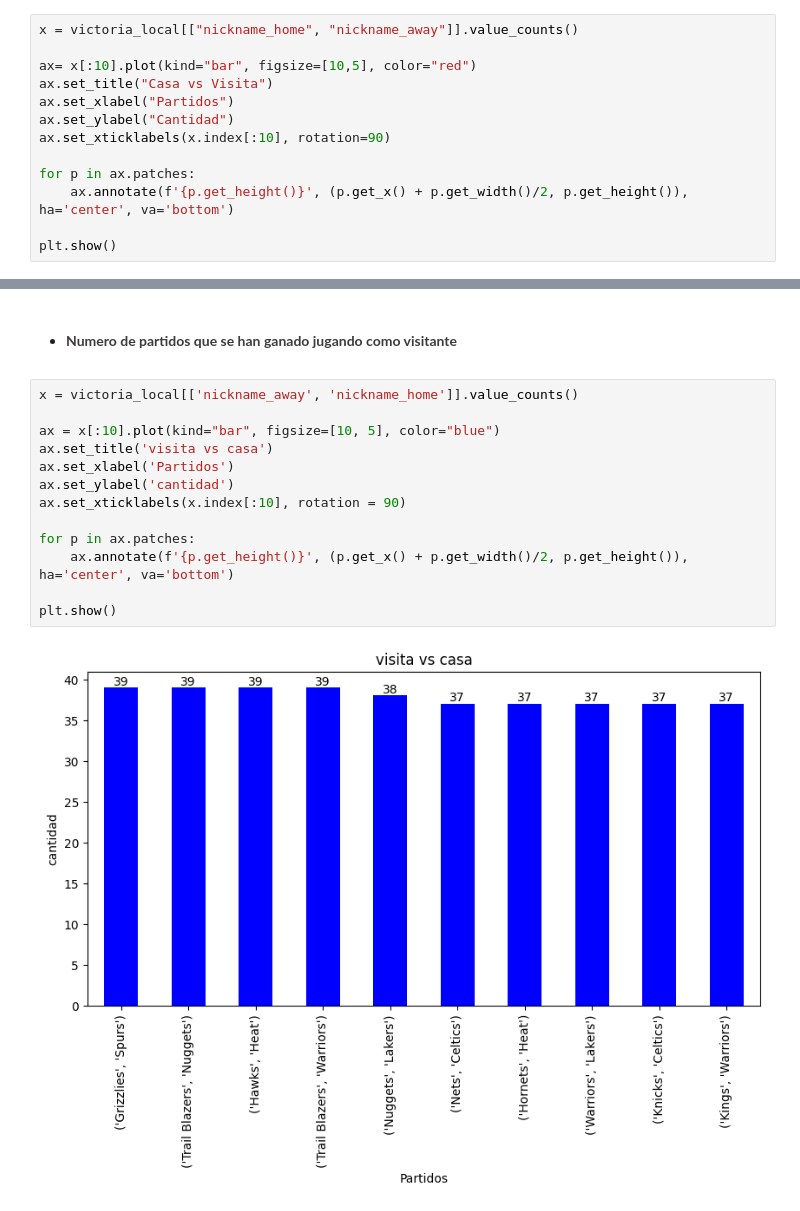
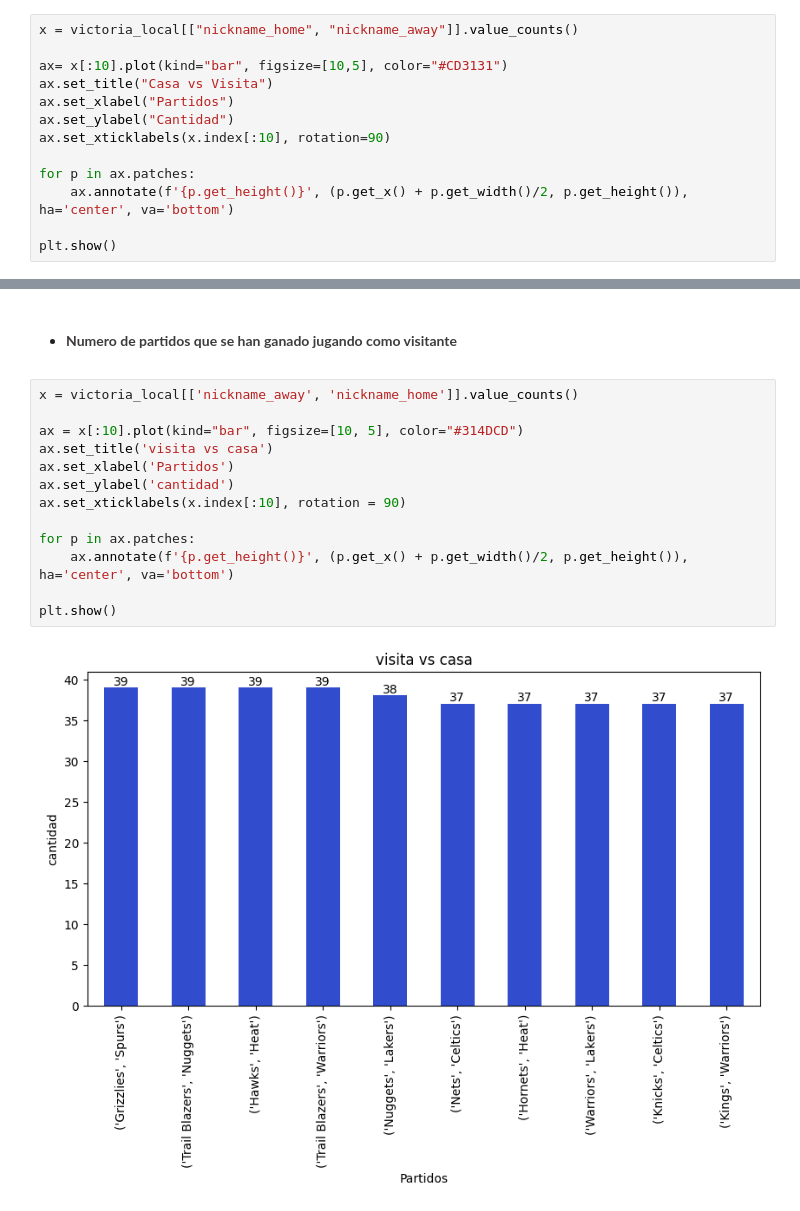
Before and after one commit to GabrielCastro1221/Analisis_de_datos_NBA_Jupyter_notebook, a Jupyter notebook: ProyectoDS_Gabriel_Castro_Ramirez.ipynb, the cells around one changed output, grey strips where cells are left out. Drawn from its saved outputs; the diff is of its cells as text.

```diff
--- a/ProyectoDS_Gabriel_Castro_Ramirez.ipynb
+++ b/ProyectoDS_Gabriel_Castro_Ramirez.ipynb
@@ -408,7 +400,7 @@ plt.show()
 # %%
 x = victoria_local[["nickname_home", "nickname_away"]].value_counts()
 
-ax= x[:10].plot(kind="bar", figsize=[10,5], color="red")
+ax= x[:10].plot(kind="bar", figsize=[10,5], color="#CD3131")
 ax.set_title("Casa vs Visita")
 ax.set_xlabel("Partidos")
 ax.set_ylabel("Cantidad")
@@ -425,15 +417,15 @@ plt.show()
 # %%
 x = victoria_local[['nickname_away', 'nickname_home']].value_counts()
 
-ax = x[:10].plot(kind="bar", figsize=[10, 5], color="blue")
+ax = x[:10].plot(kind="bar", figsize=[10, 5], color="#314DCD")
 ax.set_title('visita vs casa')
 ax.set_xlabel('Partidos')
 ax.set_ylabel('cantidad')
 ax.set_xticklabels(x.index[:10], rotation = 90)
 
 for p in ax.patches:
     ax.annotate(f'{p.get_height()}', (p.get_x() + p.get_width()/2, p.get_height()), ha='center', va='bottom')
 
 plt.show()
 # %% [output]
-[figure, old version]
+[figure, new version]
```
Also changed, not shown: parts of 9 cells of this notebook.
